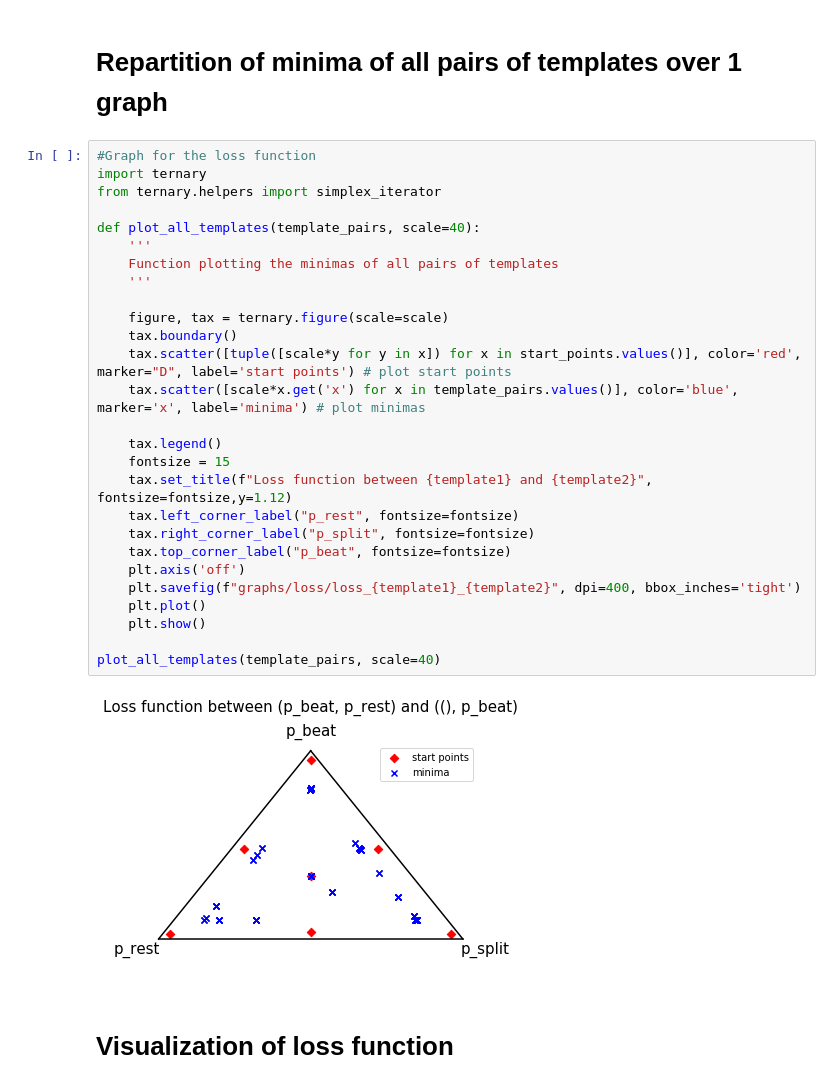
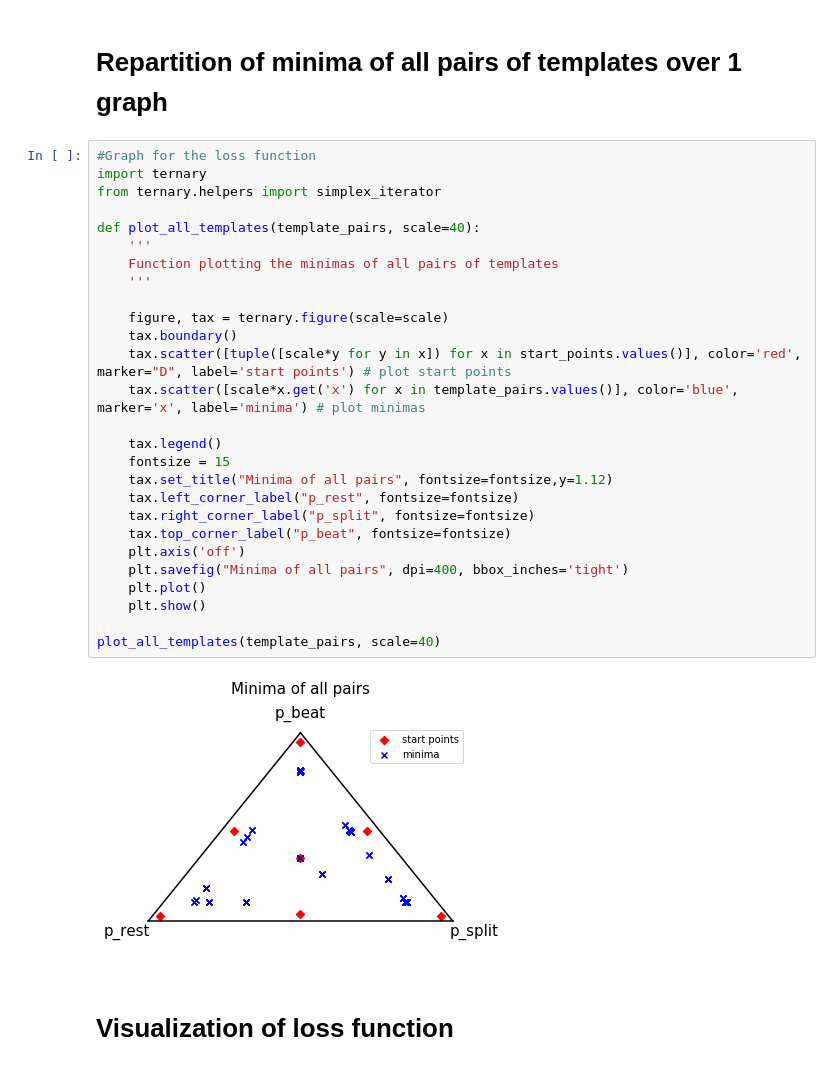
Before and after one commit to lucieperrotta/DCML, a Jupyter notebook: Pipeline.ipynb, the cells around one changed output. Saved outputs shown, nothing was run; the diff lists cells and outputs as text.

```diff
--- a/Pipeline.ipynb
+++ b/Pipeline.ipynb
@@ -508,32 +508,32 @@ plt.show()
 # %%
 #Graph for the loss function
 import ternary
 from ternary.helpers import simplex_iterator
 
 def plot_all_templates(template_pairs, scale=40):
     '''
     Function plotting the minimas of all pairs of templates
     '''
 
     figure, tax = ternary.figure(scale=scale)
     tax.boundary()
     tax.scatter([tuple([scale*y for y in x]) for x in start_points.values()], color='red', marker="D", label='start points') # plot start points
     tax.scatter([scale*x.get('x') for x in template_pairs.values()], color='blue', marker='x', label='minima') # plot minimas
 
     tax.legend()
     fontsize = 15
-    tax.set_title(f"Loss function between {template1} and {template2}", fontsize=fontsize,y=1.12)
+    tax.set_title("Minima of all pairs", fontsize=fontsize,y=1.12)
     tax.left_corner_label("p_rest", fontsize=fontsize)
     tax.right_corner_label("p_split", fontsize=fontsize)
     tax.top_corner_label("p_beat", fontsize=fontsize)
     plt.axis('off')
-    plt.savefig(f"graphs/loss/loss_{template1}_{template2}", dpi=400, bbox_inches='tight')
+    plt.savefig("Minima of all pairs", dpi=400, bbox_inches='tight')
     plt.plot()
     plt.show()
 
 plot_all_templates(template_pairs, scale=40)
 # %% [output]
-[figure, old version]
+[figure, new version]
 # %% [markdown]
 # Visualization of loss function
 # %% [markdown]
```
Also changed, not shown: 2 other files.
